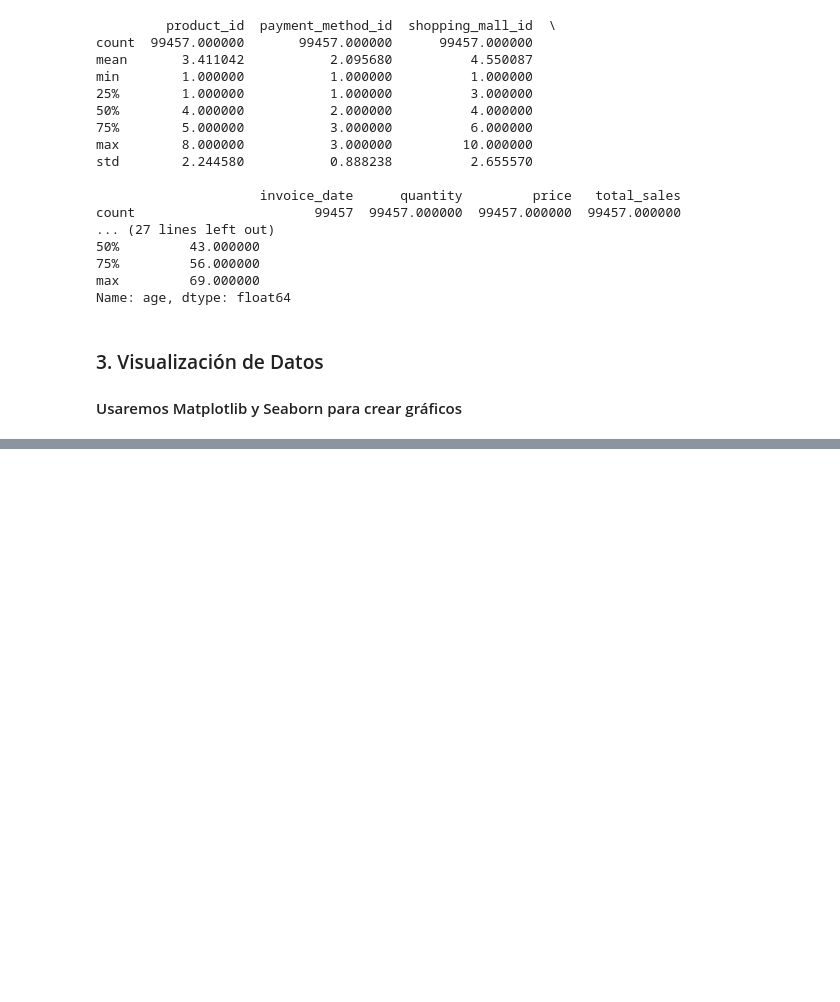
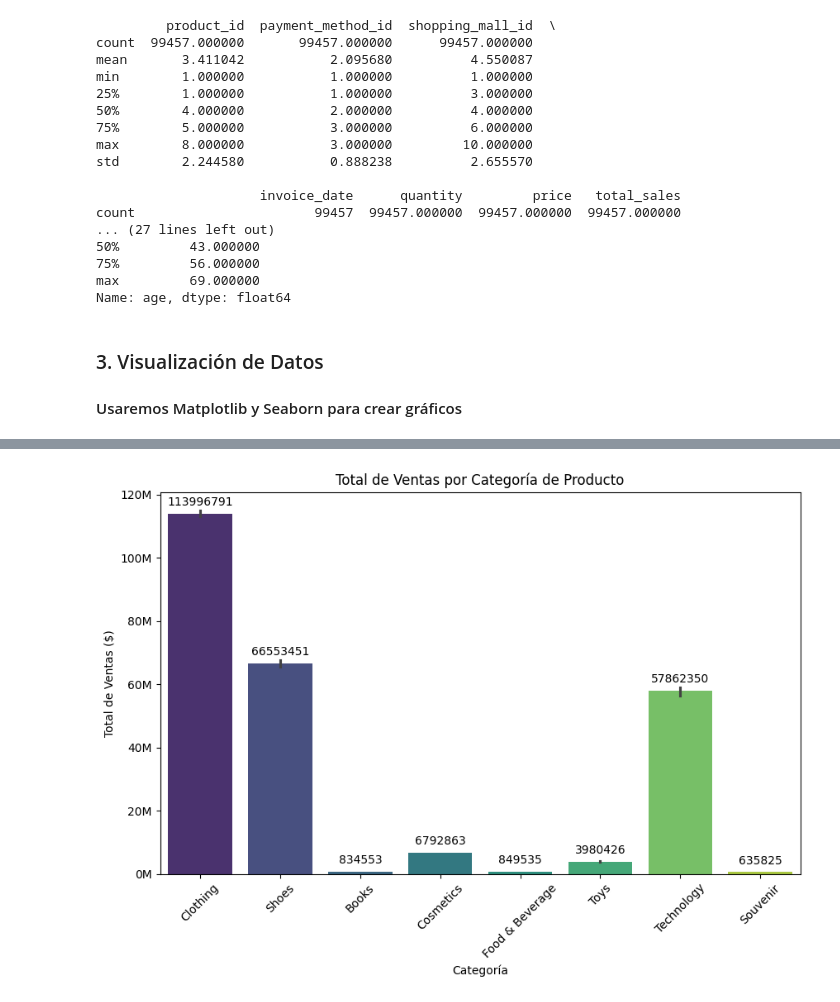
Before and after one commit to Diego-Tolosa/Proyecto-1-IntroCienDatos, a Jupyter notebook: Proyecto.ipynb, the cells around one changed output, grey strips where cells are left out. Cells and saved outputs as stored; diff of their text form; code cells hidden in the pictures; blank space fills up the shorter version.

```diff
--- a/Proyecto.ipynb
+++ b/Proyecto.ipynb
@@ -483,0 +342,22 @@ The `ci` parameter is deprecated. Use `errorbar=None` for the same effect.
+# %%
+# Unir las tablas sales y product
+merged_df_1 = sales_df.join(product_df.set_index('product_id'), on='product_id')
+
+# Gráfico 1: Total de ventas por categoría de producto
+plt.figure(figsize=(10, 6))
+ax = sns.barplot(x='category', y='total_sales', data=merged_df_1, estimator=sum, palette='viridis' ,hue='category')
+plt.title('Total de Ventas por Categoría de Producto')
+plt.xlabel('Categoría')
+plt.ylabel('Total de Ventas ($)')  # Especificar la unidad monetaria
+plt.xticks(rotation=45)
+
+# Formatear el eje Y para mostrar valores en millones
+plt.gca().yaxis.set_major_formatter(plt.FuncFormatter(lambda x, _: f'{int(x/1e6)}M'))
+
+# Agregar etiquetas de valor a las barras
+for p in ax.patches:
+    ax.annotate(f'{p.get_height():.0f}', (p.get_x() + p.get_width() / 2., p.get_height()), ha='center', va='center', xytext=(0, 10), textcoords='offset points')
+
+plt.show()
+# %% [output]
+[figure, added]
```
Also changed, not shown: parts of 10 cells of this notebook.
